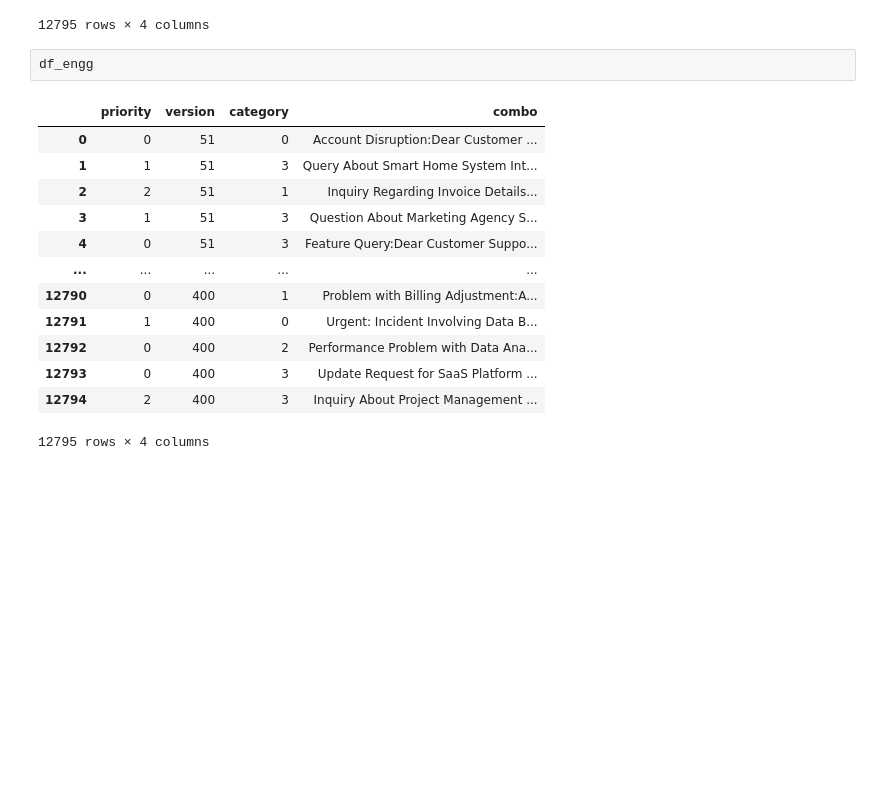
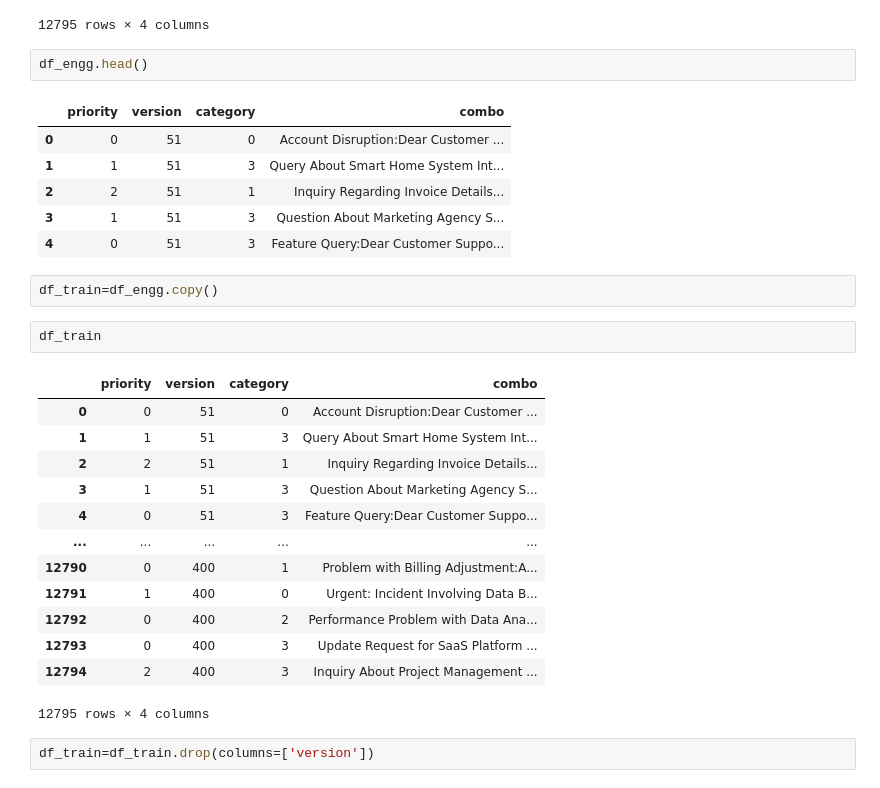
Before and after one commit to abhiram3673-code/email_tix, a Jupyter notebook: Untitled.ipynb, the cells around one changed output. Cells and saved outputs as stored; diff of their text form; blank space fills up the shorter version.

```diff
--- a/Untitled.ipynb
+++ b/Untitled.ipynb
@@ -385,18 +385,31 @@ df_engg
 | 12794 | 2 | 400 | 3 | Inquiry About Project Management ... |
 12795 rows × 4 columns
 # %%
-df_engg
+df_engg.head()
 # %% [output]
 |  | priority | version | category | combo |
 | 0 | 0 | 51 | 0 | Account Disruption:Dear Customer ... |
 | 1 | 1 | 51 | 3 | Query About Smart Home System Int... |
 | 2 | 2 | 51 | 1 | Inquiry Regarding Invoice Details... |
 | 3 | 1 | 51 | 3 | Question About Marketing Agency S... |
 | 4 | 0 | 51 | 3 | Feature Query:Dear Customer Suppo... |
-| ... | ... | ... | ... | ... |
-| 12790 | 0 | 400 | 1 | Problem with Billing Adjustment:A... |
-| 12791 | 1 | 400 | 0 | Urgent: Incident Involving Data B... |
-| 12792 | 0 | 400 | 2 | Performance Problem with Data Ana... |
-| 12793 | 0 | 400 | 3 | Update Request for SaaS Platform ... |
-| 12794 | 2 | 400 | 3 | Inquiry About Project Management ... |
-12795 rows × 4 columns
+# %%
+df_train=df_engg.copy()
+# %%
+df_train
+# %% [output]
+|  | priority | version | category | combo |
+| 0 | 0 | 51 | 0 | Account Disruption:Dear Customer ... |
+| 1 | 1 | 51 | 3 | Query About Smart Home System Int... |
+| 2 | 2 | 51 | 1 | Inquiry Regarding Invoice Details... |
+| 3 | 1 | 51 | 3 | Question About Marketing Agency S... |
+| 4 | 0 | 51 | 3 | Feature Query:Dear Customer Suppo... |
+| ... | ... | ... | ... | ... |
+| 12790 | 0 | 400 | 1 | Problem with Billing Adjustment:A... |
+| 12791 | 1 | 400 | 0 | Urgent: Incident Involving Data B... |
+| 12792 | 0 | 400 | 2 | Performance Problem with Data Ana... |
+| 12793 | 0 | 400 | 3 | Update Request for SaaS Platform ... |
+| 12794 | 2 | 400 | 3 | Inquiry About Project Management ... |
+12795 rows × 4 columns
+# %%
+df_train=df_train.drop(columns=['version'])
```
Also changed, not shown: parts of 4 cells of this notebook.
